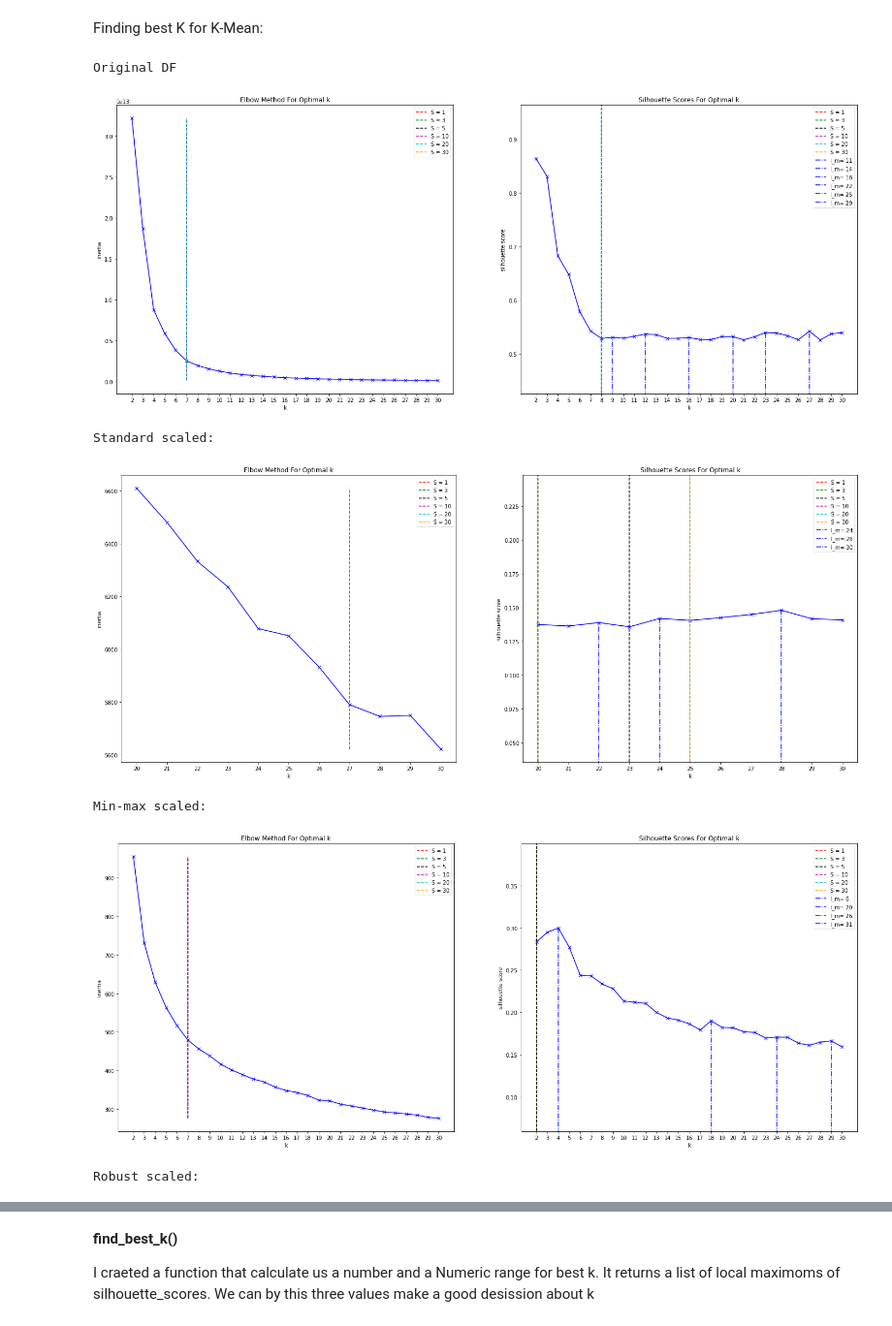
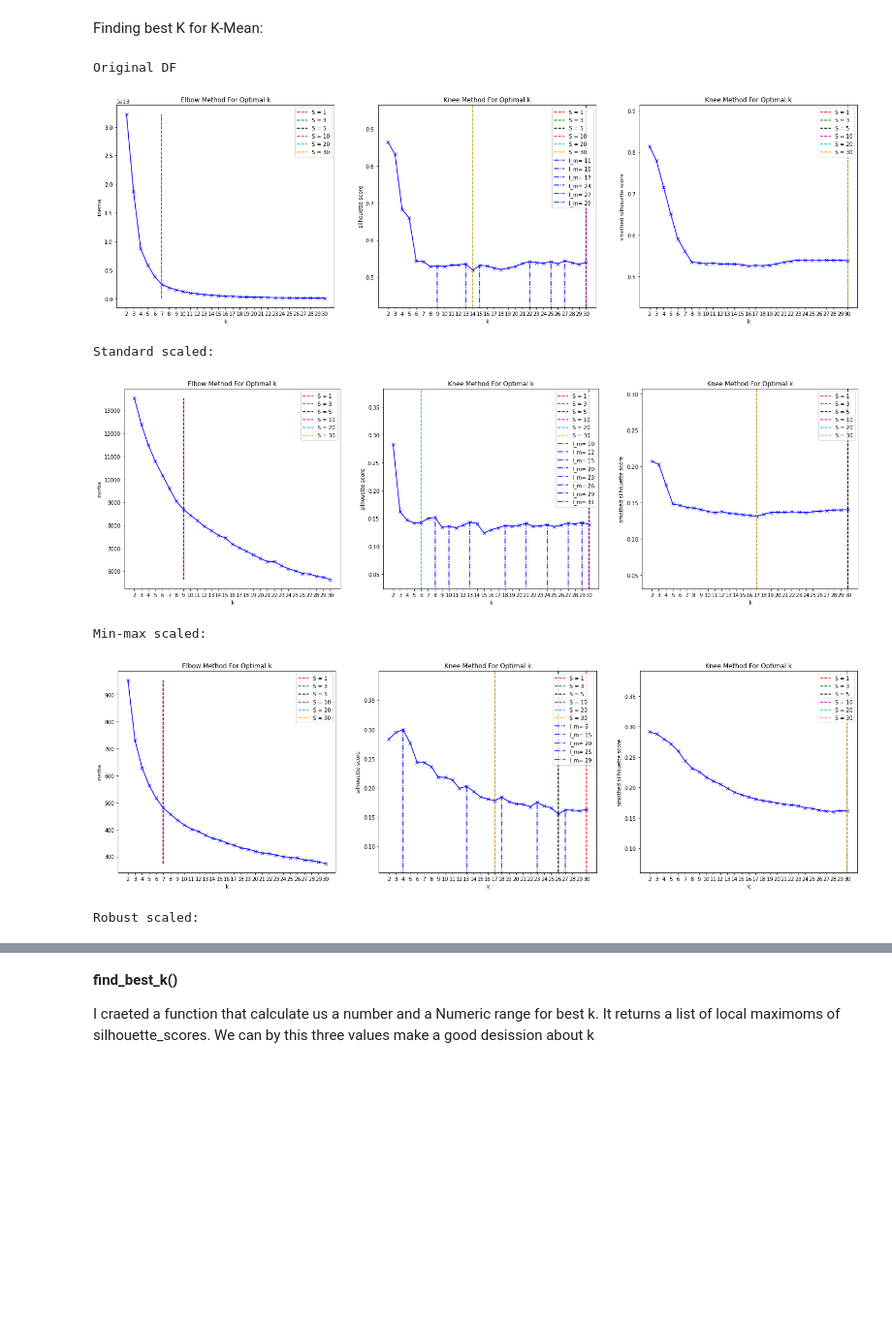
Before and after one commit to sherwan-m/Moosic_co_project, a Jupyter notebook: moosic_clustering.ipynb, the cells around one changed output, grey strips where cells are left out. Shown at 97% size. Saved outputs shown, nothing was run; the diff lists cells and outputs as text; code cells hidden in the pictures; blank space fills up the shorter version.

Commit message:
improve find_best_k() and best_k()

```diff
--- a/moosic_clustering.ipynb
+++ b/moosic_clustering.ipynb
@@ -261,26 +262,30 @@ def best_k(data, min_clusters, max_clusters,visual= True):
         inertia_values.append(k_means.inertia_)
         silhouette_scores.append(silhouette_score(data, k_means.labels_))
 
+    #we make the silhouette alittle bit smother to be able to use KneeLocator() on it
+    smothed_silhouette= uniform_filter1d(silhouette_scores, size=5)
     #we determined some sensitivitys for use the KneeLocator()
     sensitivity = [1, 3, 5, 10, 20, 30, 50]
 
-    silhouette_elbows =[] #create an empty list for silhouette elbows
+    silhouette_knees =[] #create an empty list for silhouette knees
     inertia_elbows = [] #create an empty list for inertia elbows
-
+    smothed_silhouette_knees = [] #create an empty list for smothed silhouette knees
     #calculate elbows with all sensitivitys
     for s in sensitivity:
-        kl_s = KneeLocator(number_clusters, silhouette_scores, curve="convex", direction="decreasing", S=s)
-        silhouette_elbows.append(kl_s.elbow)
+        kl_s = KneeLocator(number_clusters, silhouette_scores, curve="convex", direction="increasing", S=s)
+        silhouette_knees.append(kl_s.knee)
+        kl_ss = KneeLocator(number_clusters, smothed_silhouette, curve="convex", direction="increasing", S=s)
+        smothed_silhouette_knees.append(kl_ss.knee)
         kl_i = KneeLocator(number_clusters, inertia_values, curve="convex", direction="decreasing", S=s)
         inertia_elbows.append(kl_i.elbow)
 
 
-    #visualation for both method and their elbows
+    #visualation for both method and their elbows and knnes
     if visual:
-        plt.subplots(figsize = (25,10))
+        plt.subplots(figsize = (25,7))
         colors = ["r", "g", "k", "m", "c", "orange"]
 
-        ax1 =plt.subplot(1,2,1)
+        ax1 =plt.subplot(1,3,1)
         plt.plot(number_clusters, inertia_values, 'bx-')
         plt.xticks(number_clusters)
         plt.xlabel('k')
@@ -290,15 +295,15 @@ def best_k(data, min_clusters, max_clusters,visual= True):
             plt.vlines(i,min(inertia_values), max(inertia_values), linestyles="--", colors=c, label=f"S = {s}")
         plt.legend()
 
-        ax2 = plt.subplot(1,2,2)
+        ax2 = plt.subplot(1,3,2)
         ax2.set_ylim(min(silhouette_scores)- 0.1, max(silhouette_scores) + 0.1)
         plt.plot(number_clusters, silhouette_scores, 'bx-')
         plt.xticks(number_clusters)
         plt.xlabel('k')
         plt.ylabel('silhouette score')
-        plt.title('Silhouette Scores For Optimal k')
+        plt.title('Knee Method For Optimal k')
 
-        for e, c, s in zip(silhouette_elbows, colors, sensitivity):
+        for e, c, s in zip(silhouette_knees, colors, sensitivity):
             plt.vlines(e, 0, 1, linestyles="--", colors=c, label=f"S = {s}")
 
         local_maxs = find_local_max(silhouette_scores)
@@ -307,32 +312,46 @@ def best_k(data, min_clusters, max_clusters,visual= True):
             plt.vlines(local_max, 0, silhouette_scores[local_max-min_clusters], linestyles="-.", colors='b', label=f"l_m= {local_max+2}")
         plt.legend()
 
+        ax3 = plt.subplot(1,3,3)
+        ax3.set_ylim(min(smothed_silhouette)- 0.1, max(smothed_silhouette) + 0.1)
+        plt.plot(number_clusters, smothed_silhouette, 'bx-')
+        plt.xticks(number_clusters)
+        plt.xlabel('k')
+        plt.ylabel('smothed silhouette score')
+        plt.title('Knee Method For Optimal k')
+
+        for e, c, s in zip(smothed_silhouette_knees, colors, sensitivity):
+            plt.vlines(e, 0, 1, linestyles="--", colors=c, label=f"S = {s}")
+
+        plt.legend()
+
+
         plt.show()
 
-    return  inertia_elbows, silhouette_elbows, local_maxs
+    return  inertia_elbows, silhouette_knees, local_maxs
 # %%
 print("Original DF")
 best_k(df_au_numerics_middle,2,30)
 
 print('Standard scaled:')
-best_k(df_norm_Standard_middle,20,30)
+best_k(df_norm_Standard_middle,2,30)
 
 print('Min-max scaled:')
 best_k(df_norm_MinMax_middle,2,30)
 
 print('Robust scaled:')
 best_k(df_norm_Robust_middle,2,30)
 
 print('Range scaled:')
 best_k(df_norm_Range_middle,2,30)
 
 print('MultiScaler scaled:')
 best_k(df_MultyScaler_middle,2,30)
 # %% [output]
 Original DF
-[figure, old version]
+[figure, new version]
 Standard scaled:
-[figure, old version]
+[figure, new version]
 Min-max scaled:
-[figure, old version]
+[figure, new version]
 Robust scaled:
```
Also changed, not shown: parts of 7 cells of this notebook.
